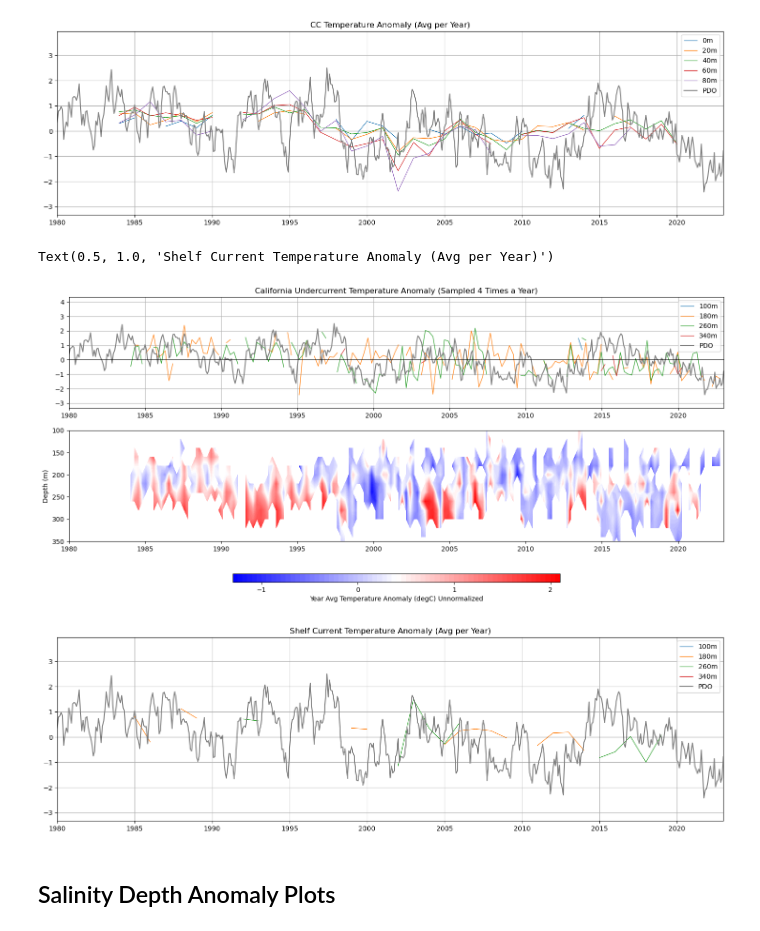
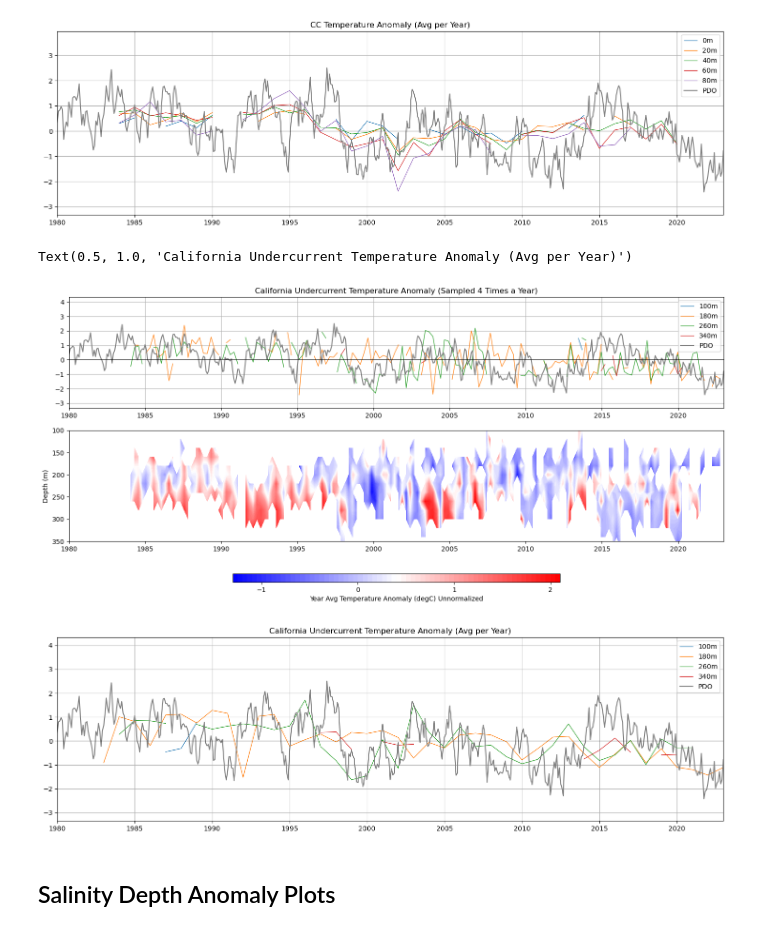
Before and after one commit to SalishSeaCast/analysis-griffon, a Jupyter notebook: notebooks/CaliforniaCurrentAnalysis/PreliminaryCurrentAnalysis.ipynb, the cells around one changed output. Saved outputs shown, nothing was run; the diff lists cells and outputs as text; code cells hidden in the pictures.

```diff
--- a/notebooks/CaliforniaCurrentAnalysis/PreliminaryCurrentAnalysis.ipynb
+++ b/notebooks/CaliforniaCurrentAnalysis/PreliminaryCurrentAnalysis.ipynb
@@ -651,37 +651,37 @@ cp = ax[1].contourf(X,Y, anom_array, levels=80, cmap='bwr')
 
 ax[1].set_ylabel('Depth (m)')
 ax[1].set_xlim([1980,2023])
 ax[1].set_ylim([100,350])
 ax[1].invert_yaxis()
 
 ticks = list(range(-vmax, vmax+1))
 cbar = fig.colorbar(cp, ax=ax, orientation='horizontal', pad=0.1, aspect=40, shrink=0.5, ticks=ticks)
 cbar.set_label('Year Avg Temperature Anomaly (degC) Unnormalized')
 
 ##############################################################################
 
 fig, ax = plt.subplots(1,1, figsize=(18, 5))
 x_yr = np.arange(start_yr, end_yr)
 
 for idx in masked_depths[::4]:  # every 5th depth index in range
     dep_label = depth_ranges[idx]
-    averaged = zscore(anom_array[idx], nan_policy='omit').reshape(-1, 4).mean(axis=1)
+    averaged = np.nanmean(zscore(anom_array[idx], nan_policy='omit').reshape(-1, 4), axis=1)
     ax.plot(x_yr, averaged, label=f'{dep_label}m', linewidth=0.9)
 
 
 # ax[0].plot(enso['decimal_yr'], zscore(enso['index']), c='grey', ls='-', label='ENSO')
 ax.plot(pdo['decimal_yr'], zscore(pdo['index']), c='grey', ls='-', label='PDO')
 # ax[0].plot(npgo['decimal_yr'], zscore(npgo['index'], nan_policy='omit'), c='grey', ls='-', label='NPGO')
 
 ax.set_xlim([1980,2023])
 ax.legend()
 ax.axhline(0, color='black', linewidth=0.8)
 ax.grid()
-ax.set_title('Shelf Current Temperature Anomaly (Avg per Year)')
+ax.set_title('California Undercurrent Temperature Anomaly (Avg per Year)')
 # %% [output]
-Text(0.5, 1.0, 'Shelf Current Temperature Anomaly (Avg per Year)')
+Text(0.5, 1.0, 'California Undercurrent Temperature Anomaly (Avg per Year)')
 [figure]
-[figure, old version]
+[figure, new version]
 # %% [markdown]
 ## Salinity Depth Anomaly Plots
 # %%
```
Also changed, not shown: parts of 3 cells of this notebook, 32 other files.
